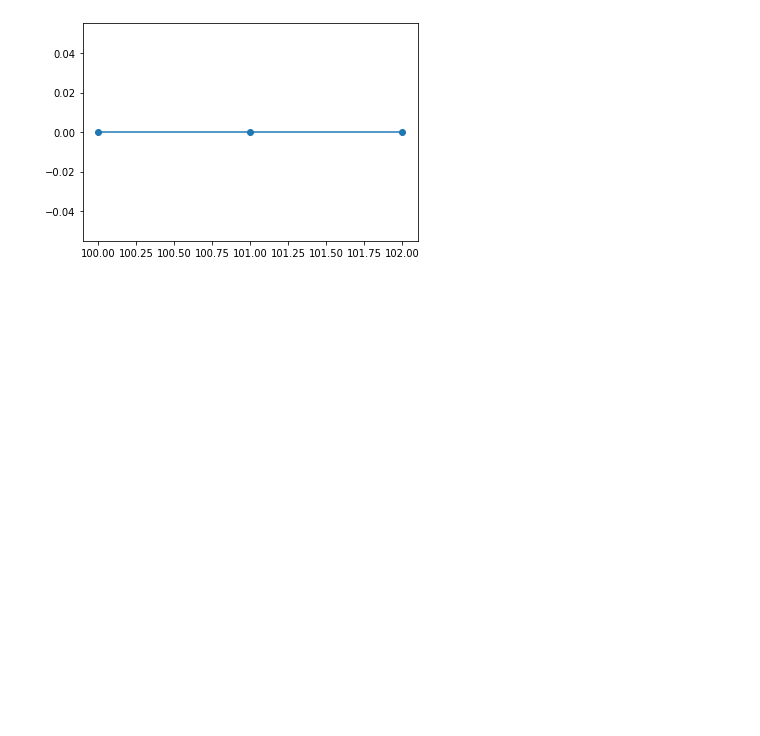
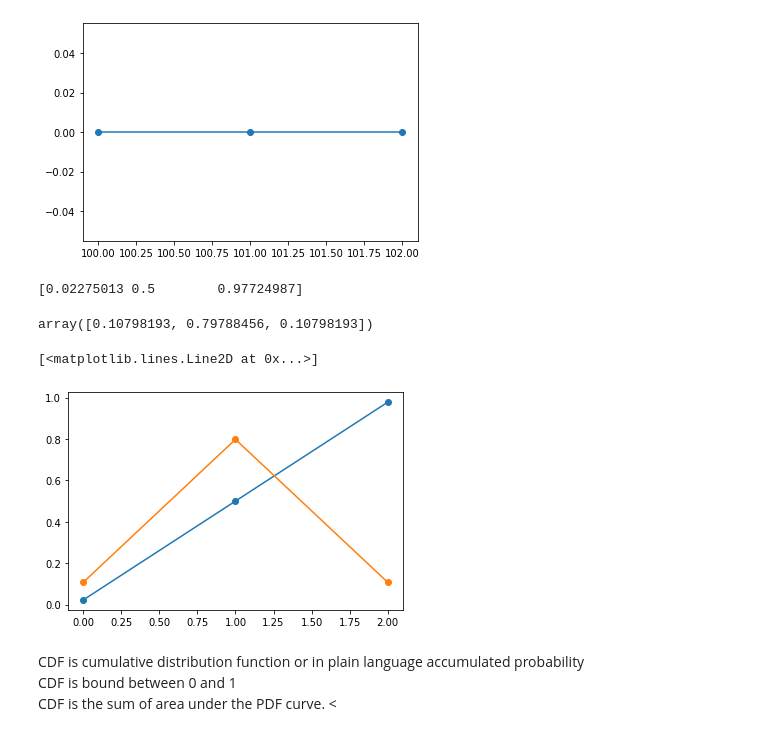
Before and after one commit to dennyalp/Statistics, a Jupyter notebook: Statistics_Notebook_02.ipynb, the cells around one changed output. Saved outputs shown, nothing was run; the diff lists cells and outputs as text; code cells hidden in the pictures; blank space fills up the shorter version.

```diff
--- a/Statistics_Notebook_02.ipynb
+++ b/Statistics_Notebook_02.ipynb
@@ -60,3 +60,20 @@ plt.plot([100,101,102], X.pdf([100,101,102]), '-o')
 # %% [output]
 [<matplotlib.lines.Line2D at 0x...>]
 [figure]
+# %%
+print(X.cdf([0,1,2]))
+X.pdf([0,1,2])
+# %% [output]
+[0.02275013 0.5        0.97724987]
+array([0.10798193, 0.79788456, 0.10798193])
+# %%
+plt.plot(X.cdf([0,1,2]),'-o')
+plt.plot(X.pdf([0,1,2]),'-o')
+# %% [output]
+[<matplotlib.lines.Line2D at 0x...>]
+[figure, added]
+# %% [markdown]
+CDF is cumulative distribution function or in plain language accumulated probability <br>
+CDF is bound between 0 and 1
+<br> CDF is the sum of area under the PDF curve.
+<
```
